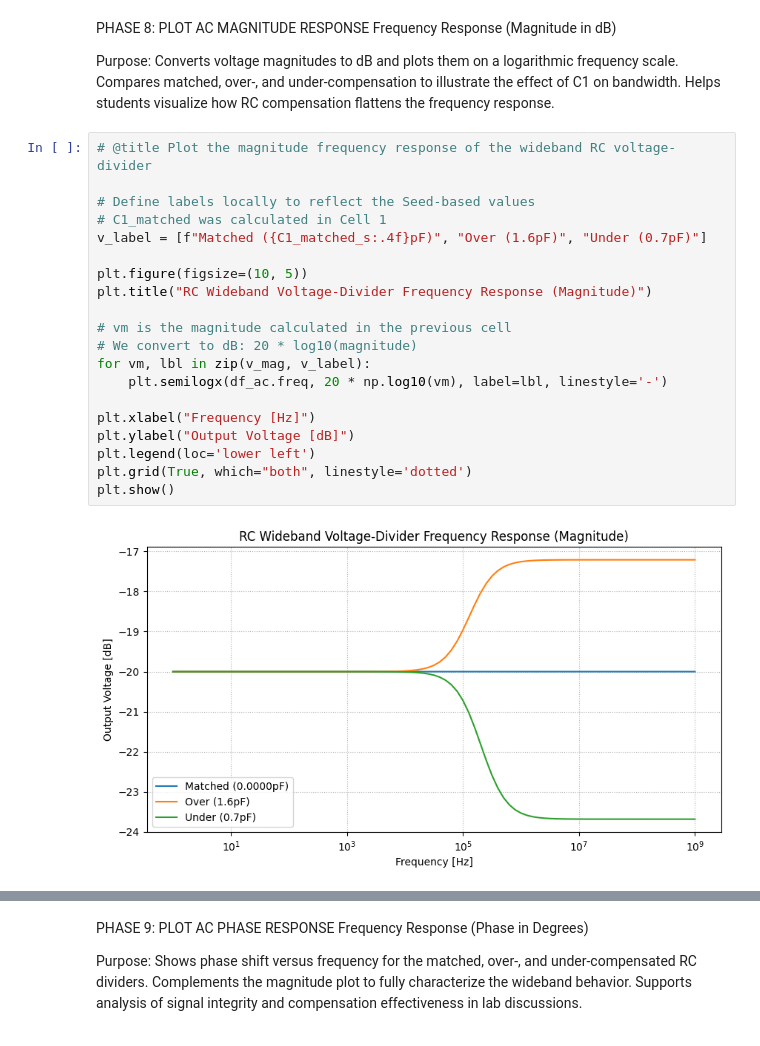
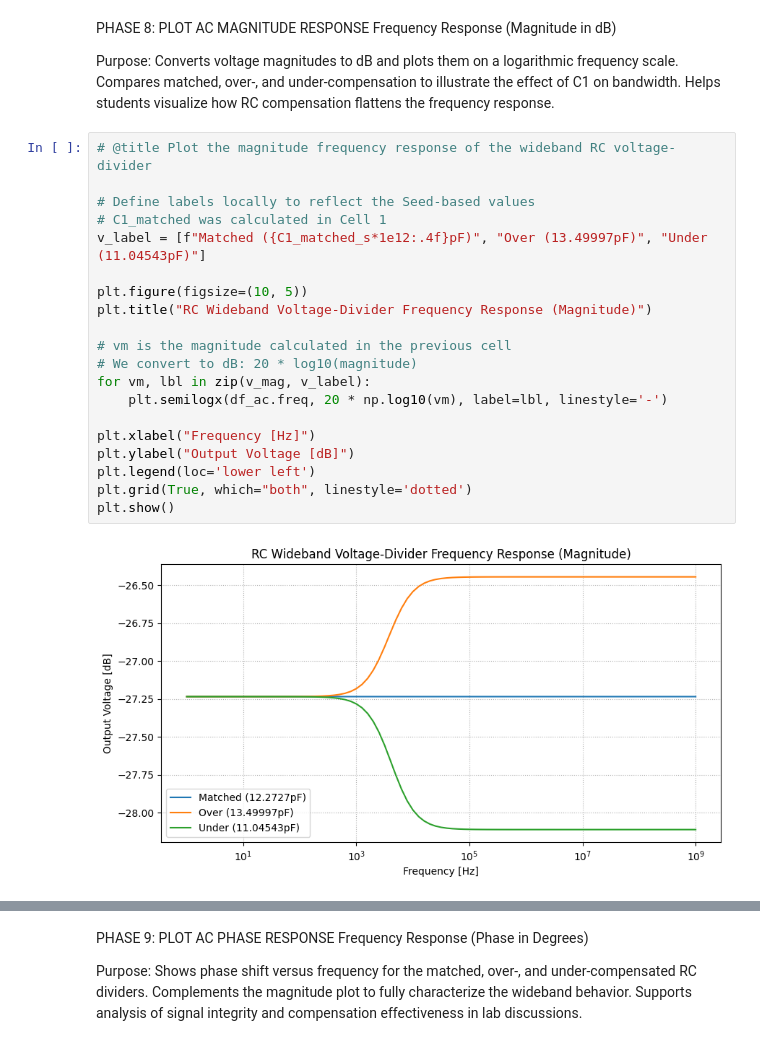
Before and after one commit to marinelbalensayovalencia/Activity1_Wideband_RC, a Jupyter notebook: Activity1_Wideband_RC.ipynb, the cells around one changed output, grey strips where cells are left out. Drawn from its saved outputs; the diff is of its cells as text.

```diff
--- a/Activity1_Wideband_RC.ipynb
+++ b/Activity1_Wideband_RC.ipynb
@@ -319,22 +340,22 @@ Purpose:
 # %%
 # @title Plot the magnitude frequency response of the wideband RC voltage-divider
 
 # Define labels locally to reflect the Seed-based values
 # C1_matched was calculated in Cell 1
-v_label = [f"Matched ({C1_matched_s:.4f}pF)", "Over (1.6pF)", "Under (0.7pF)"]
+v_label = [f"Matched ({C1_matched_s*1e12:.4f}pF)", "Over (13.49997pF)", "Under (11.04543pF)"]
 
 plt.figure(figsize=(10, 5))
 plt.title("RC Wideband Voltage-Divider Frequency Response (Magnitude)")
 
 # vm is the magnitude calculated in the previous cell
 # We convert to dB: 20 * log10(magnitude)
 for vm, lbl in zip(v_mag, v_label):
     plt.semilogx(df_ac.freq, 20 * np.log10(vm), label=lbl, linestyle='-')
 
 plt.xlabel("Frequency [Hz]")
 plt.ylabel("Output Voltage [dB]")
 plt.legend(loc='lower left')
 plt.grid(True, which="both", linestyle='dotted')
 plt.show()
 # %% [output]
-[figure, old version]
+[figure, new version]
```
Also changed, not shown: parts of 13 cells of this notebook.
